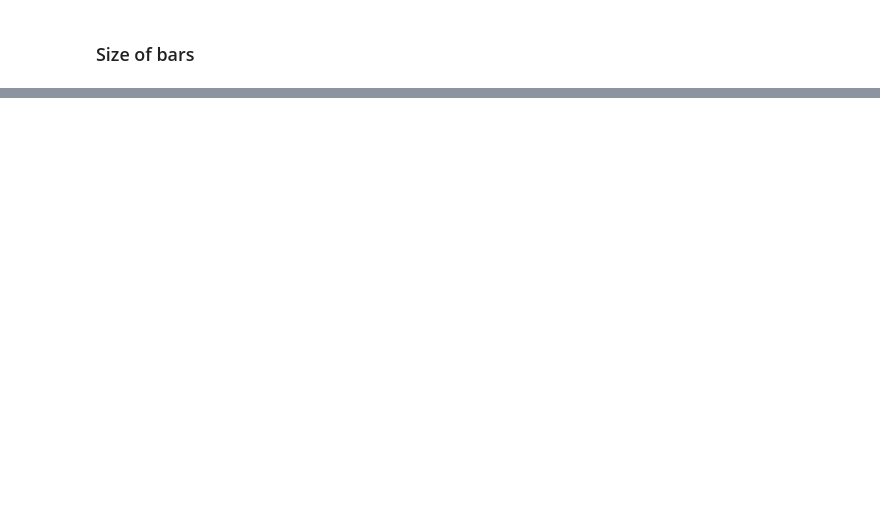
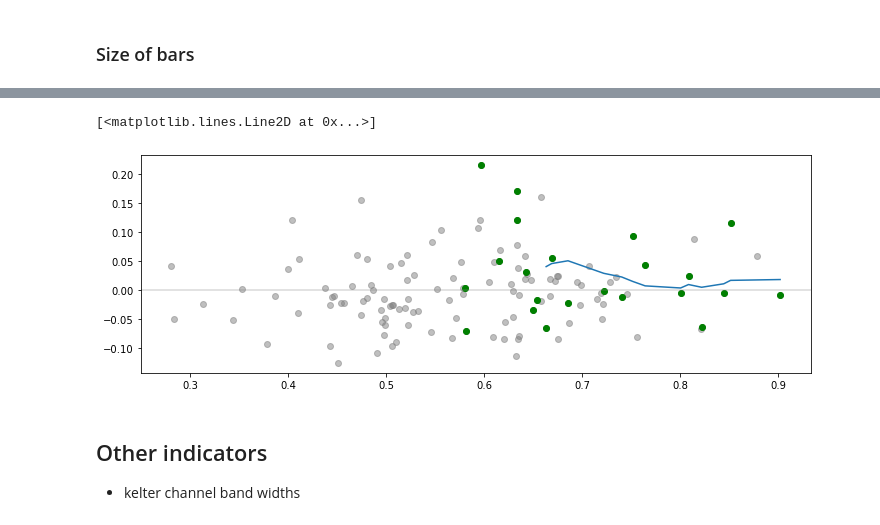
Before and after one commit to sunnymnie/chart-visualizer, a Jupyter notebook: label-analysis.ipynb, the cells around one changed output, grey strips where cells are left out. Cells and saved outputs as stored; diff of their text form; code cells hidden in the pictures; blank space fills up the shorter version.

```diff
--- a/label-analysis.ipynb
+++ b/label-analysis.ipynb
@@ -90,0 +190,16 @@ ax = sns.heatmap(corr_matrix,
+# %%
+x = events[(events.md>0.5) & (events.dm>0.5) & (events.std_move>4)].dm
+y = labels.reindex(events[(events.md>0.5) & (events.dm>0.5) & (events.std_move>4)].index).ret
+fig, ax = plt.subplots(figsize=(12,4))
+ax.scatter(x=events.dm, y=labels.ret, c="gray", alpha=0.5)
+
+ax.scatter(x=x, y=y, c="green")
+ax.axhline(0, c="gray", alpha=0.3)
+
+ax.plot(average_line(x, y, 10))
+# %% [output]
+[<matplotlib.lines.Line2D at 0x...>]
+[figure, added]
+# %% [markdown]
+## Other indicators
+- kelter channel band widths
```
Also changed, not shown: parts of 37 cells of this notebook, 1 other file.
